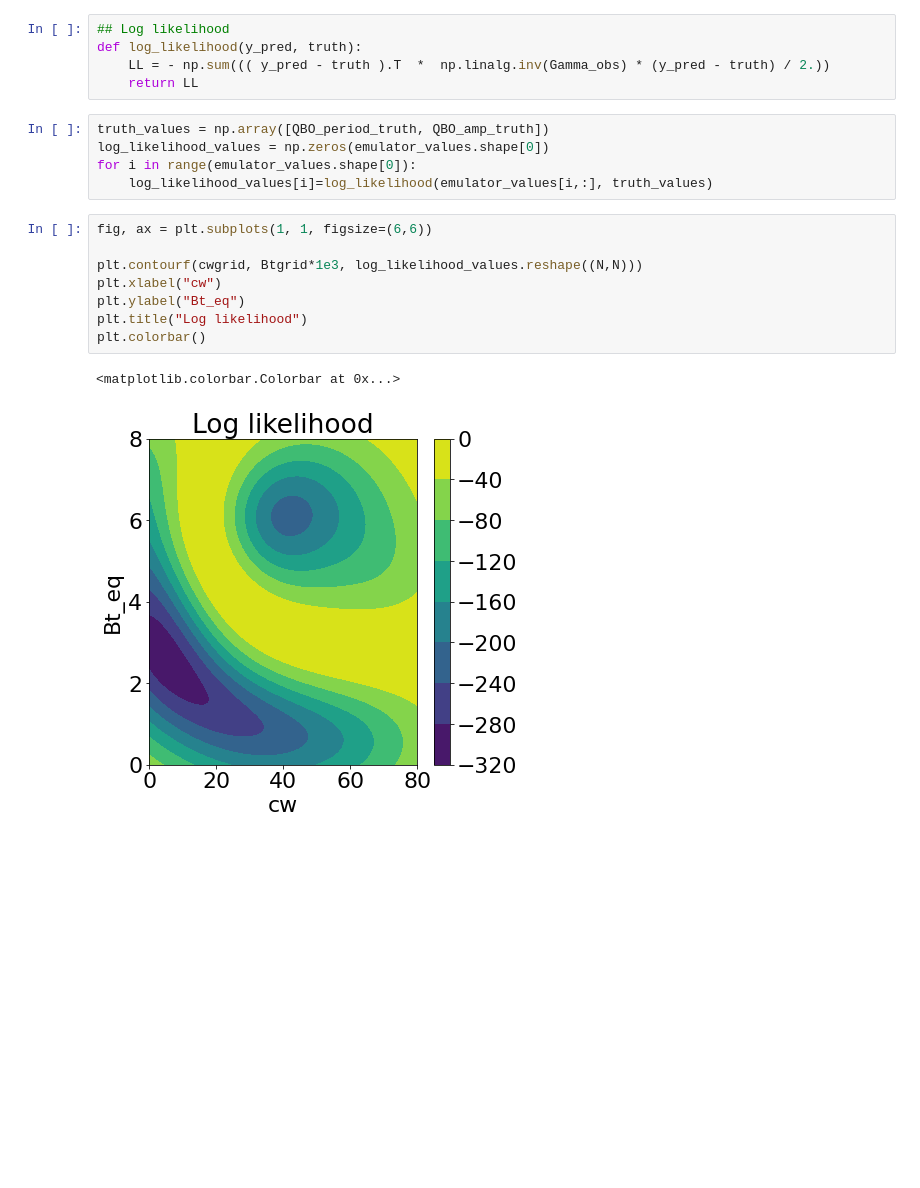
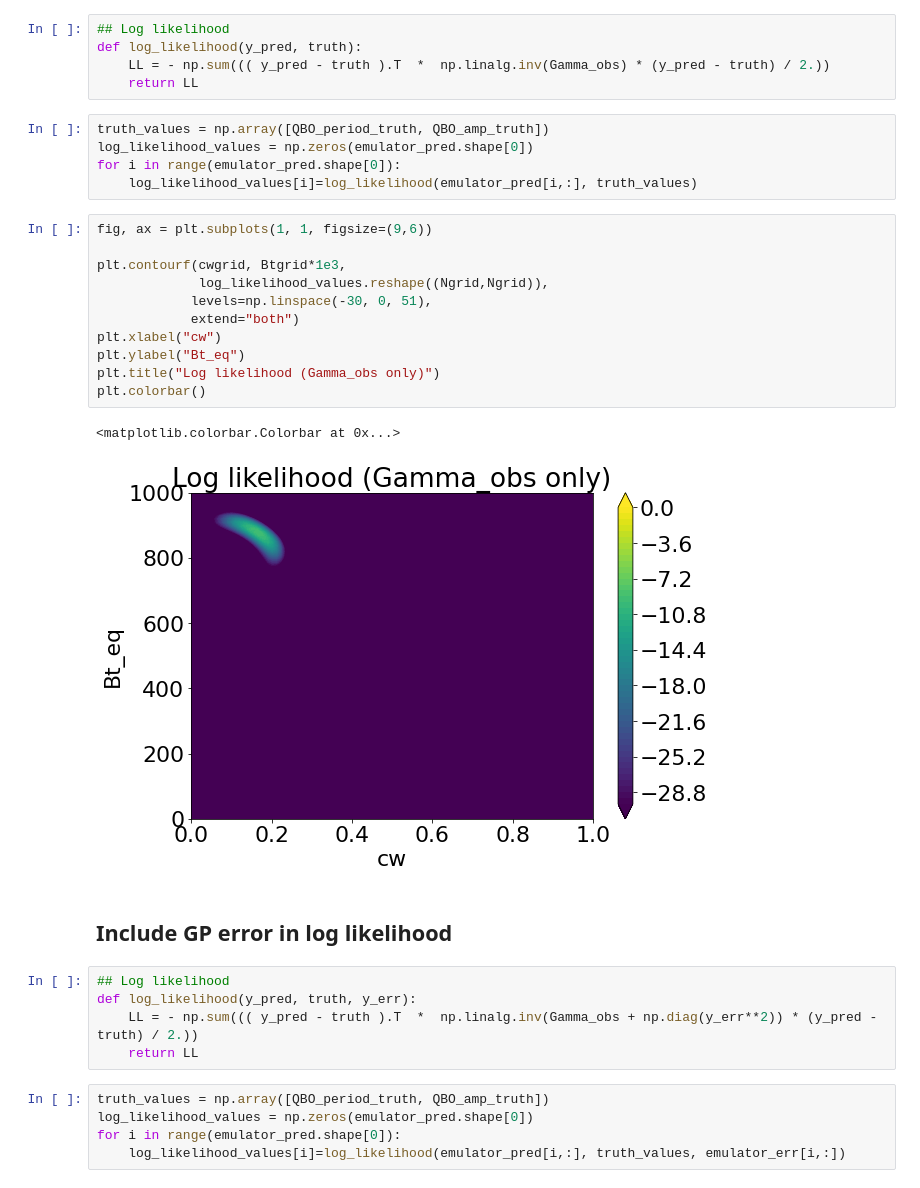
Before and after one commit to lm2612/EKI_OBS, a Jupyter notebook: jupyter_notebooks/GP_Emulator.ipynb, the cells around one changed output. Cells and saved outputs as stored; diff of their text form; blank space fills up the shorter version.

```diff
--- a/jupyter_notebooks/GP_Emulator.ipynb
+++ b/jupyter_notebooks/GP_Emulator.ipynb
@@ -116,19 +197,34 @@ plt.colorbar()
 def log_likelihood(y_pred, truth):
     LL = - np.sum((( y_pred - truth ).T  *  np.linalg.inv(Gamma_obs) * (y_pred - truth) / 2.))
     return LL
-# %%
-truth_values = np.array([QBO_period_truth, QBO_amp_truth])
-log_likelihood_values = np.zeros(emulator_values.shape[0])
-for i in range(emulator_values.shape[0]):
-    log_likelihood_values[i]=log_likelihood(emulator_values[i,:], truth_values)
-# %%
-fig, ax = plt.subplots(1, 1, figsize=(6,6))
-
-plt.contourf(cwgrid, Btgrid*1e3, log_likelihood_values.reshape((N,N)))
-plt.xlabel("cw")
-plt.ylabel("Bt_eq")
-plt.title("Log likelihood")
-plt.colorbar()
-# %% [output]
-<matplotlib.colorbar.Colorbar at 0x...>
-[figure, removed]
+# %%
+truth_values = np.array([QBO_period_truth, QBO_amp_truth])
+log_likelihood_values = np.zeros(emulator_pred.shape[0])
+for i in range(emulator_pred.shape[0]):
+    log_likelihood_values[i]=log_likelihood(emulator_pred[i,:], truth_values)
+# %%
+fig, ax = plt.subplots(1, 1, figsize=(9,6))
+
+plt.contourf(cwgrid, Btgrid*1e3,
+             log_likelihood_values.reshape((Ngrid,Ngrid)),
+            levels=np.linspace(-30, 0, 51),
+            extend="both")
+plt.xlabel("cw")
+plt.ylabel("Bt_eq")
+plt.title("Log likelihood (Gamma_obs only)")
+plt.colorbar()
+# %% [output]
+<matplotlib.colorbar.Colorbar at 0x...>
+[figure, added]
+# %% [markdown]
+## Include GP error in log likelihood
+# %%
+## Log likelihood
+def log_likelihood(y_pred, truth, y_err):
+    LL = - np.sum((( y_pred - truth ).T  *  np.linalg.inv(Gamma_obs + np.diag(y_err**2)) * (y_pred - truth) / 2.))
+    return LL
+# %%
+truth_values = np.array([QBO_period_truth, QBO_amp_truth])
+log_likelihood_values = np.zeros(emulator_pred.shape[0])
+for i in range(emulator_pred.shape[0]):
+    log_likelihood_values[i]=log_likelihood(emulator_pred[i,:], truth_values, emulator_err[i,:])
```
Also changed, not shown: parts of 36 cells of this notebook.
